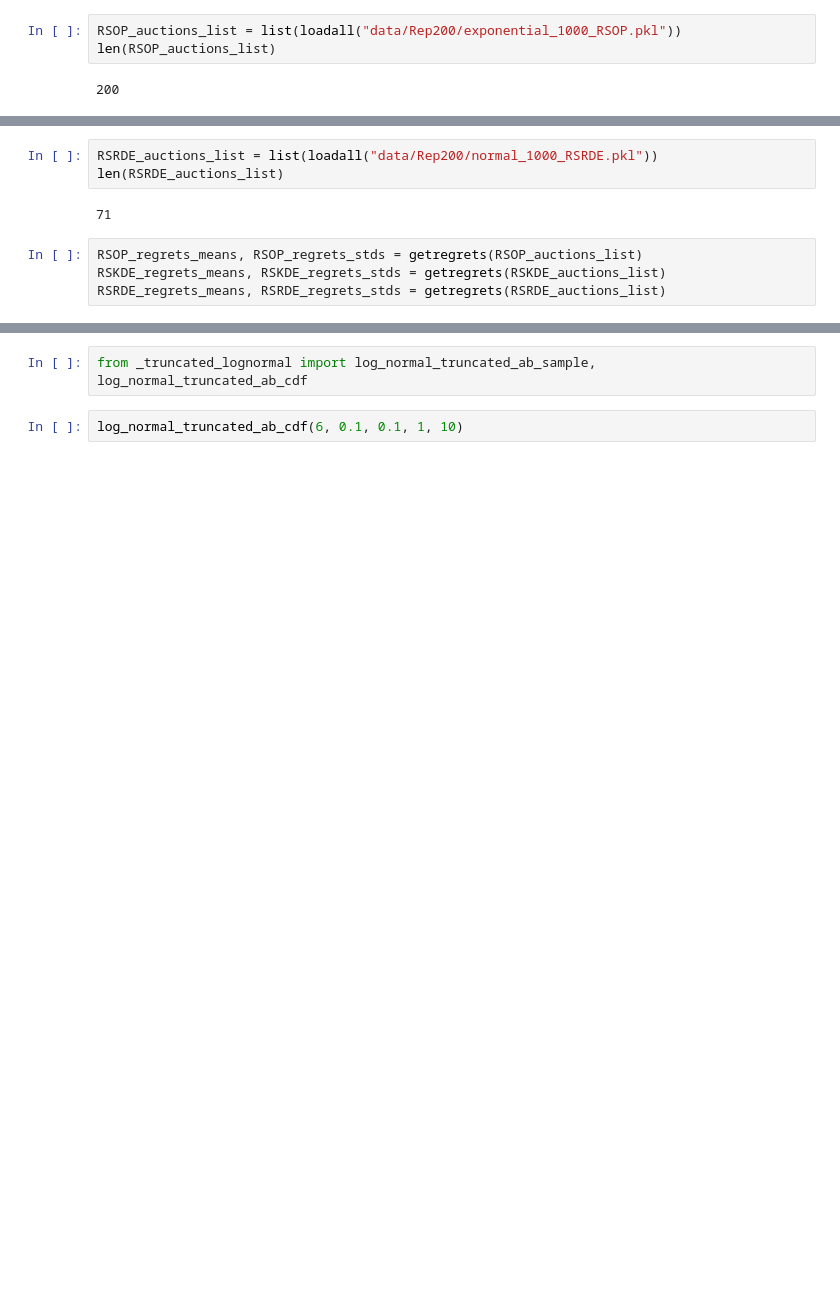
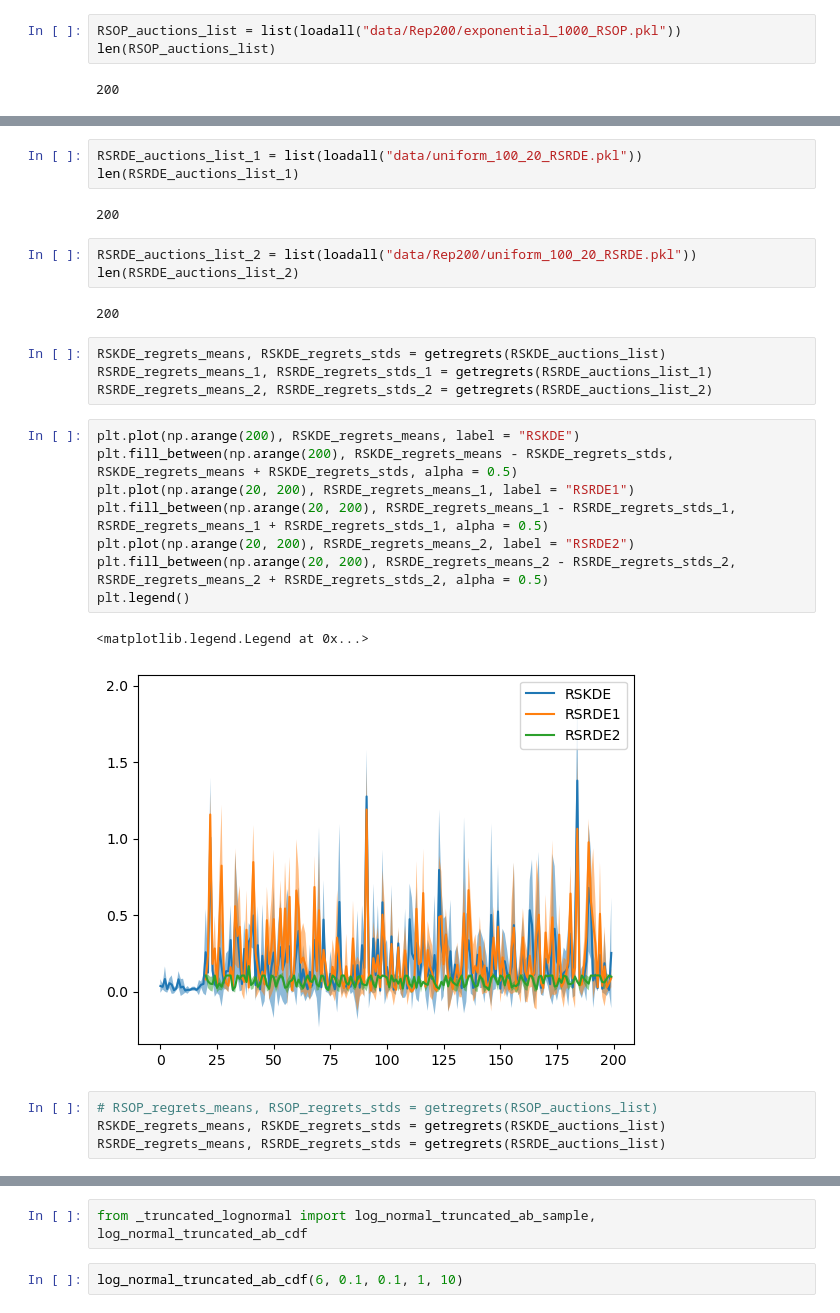
Before and after one commit to yingqi-gao/MAPP, a Jupyter notebook: test.ipynb, the cells around one changed output, grey strips where cells are left out. Saved outputs shown, nothing was run; the diff lists cells and outputs as text; blank space fills up the shorter version.

```diff
--- a/test.ipynb
+++ b/test.ipynb
@@ -42,12 +42,32 @@ RSKDE_auctions_list = list(loadall("data/Rep200/exponential_1000_RSKDE.pkl"))
 len(RSKDE_auctions_list)
 # %% [output]
 200
+# %%
+RSRDE_auctions_list_1 = list(loadall("data/uniform_100_20_RSRDE.pkl"))
+len(RSRDE_auctions_list_1)
+# %% [output]
+200
 # %%
-RSRDE_auctions_list = list(loadall("data/Rep200/normal_1000_RSRDE.pkl"))
-len(RSRDE_auctions_list)
+RSRDE_auctions_list_2 = list(loadall("data/Rep200/uniform_100_20_RSRDE.pkl"))
+len(RSRDE_auctions_list_2)
 # %% [output]
-71
+200
+# %%
+RSKDE_regrets_means, RSKDE_regrets_stds = getregrets(RSKDE_auctions_list)
+RSRDE_regrets_means_1, RSRDE_regrets_stds_1 = getregrets(RSRDE_auctions_list_1)
+RSRDE_regrets_means_2, RSRDE_regrets_stds_2 = getregrets(RSRDE_auctions_list_2)
+# %%
+plt.plot(np.arange(200), RSKDE_regrets_means, label = "RSKDE")
+plt.fill_between(np.arange(200), RSKDE_regrets_means - RSKDE_regrets_stds, RSKDE_regrets_means + RSKDE_regrets_stds, alpha = 0.5)
+plt.plot(np.arange(20, 200), RSRDE_regrets_means_1, label = "RSRDE1")
+plt.fill_between(np.arange(20, 200), RSRDE_regrets_means_1 - RSRDE_regrets_stds_1, RSRDE_regrets_means_1 + RSRDE_regrets_stds_1, alpha = 0.5)
+plt.plot(np.arange(20, 200), RSRDE_regrets_means_2, label = "RSRDE2")
+plt.fill_between(np.arange(20, 200), RSRDE_regrets_means_2 - RSRDE_regrets_stds_2, RSRDE_regrets_means_2 + RSRDE_regrets_stds_2, alpha = 0.5)
+plt.legend()
+# %% [output]
+<matplotlib.legend.Legend at 0x...>
+[figure, added]
 # %%
-RSOP_regrets_means, RSOP_regrets_stds = getregrets(RSOP_auctions_list)
+# RSOP_regrets_means, RSOP_regrets_stds = getregrets(RSOP_auctions_list)
 RSKDE_regrets_means, RSKDE_regrets_stds = getregrets(RSKDE_auctions_list)
 RSRDE_regrets_means, RSRDE_regrets_stds = getregrets(RSRDE_auctions_list)
```
Also changed, not shown: parts of 3 cells of this notebook, 2 other files.
